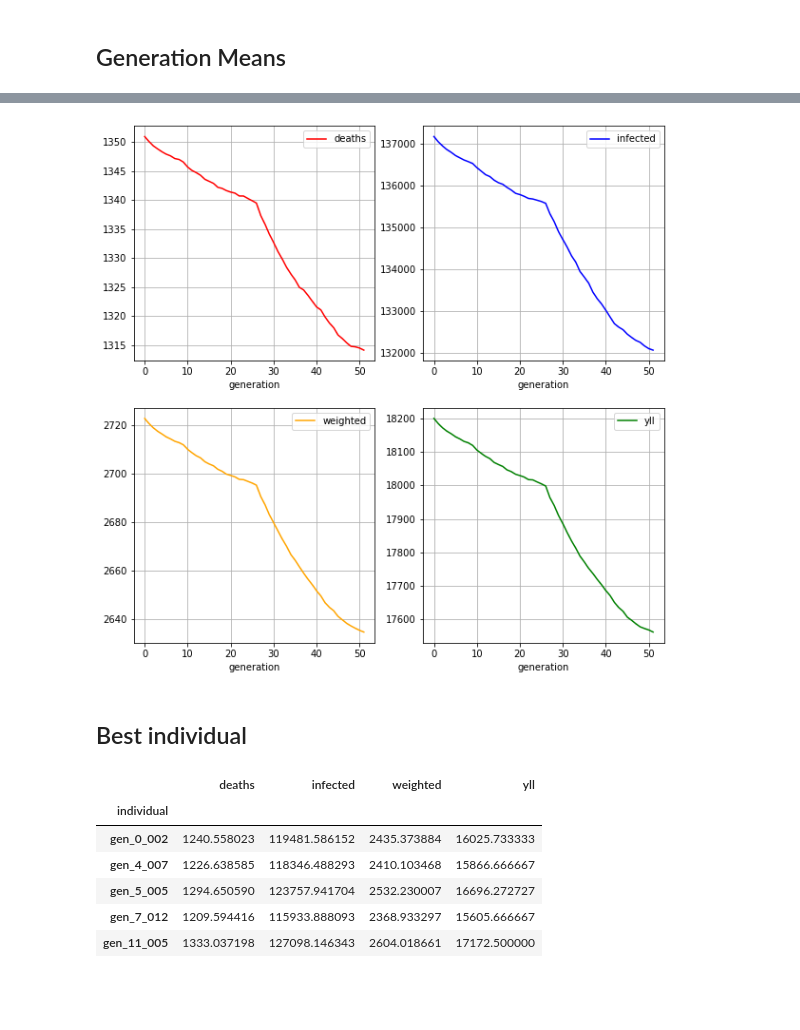
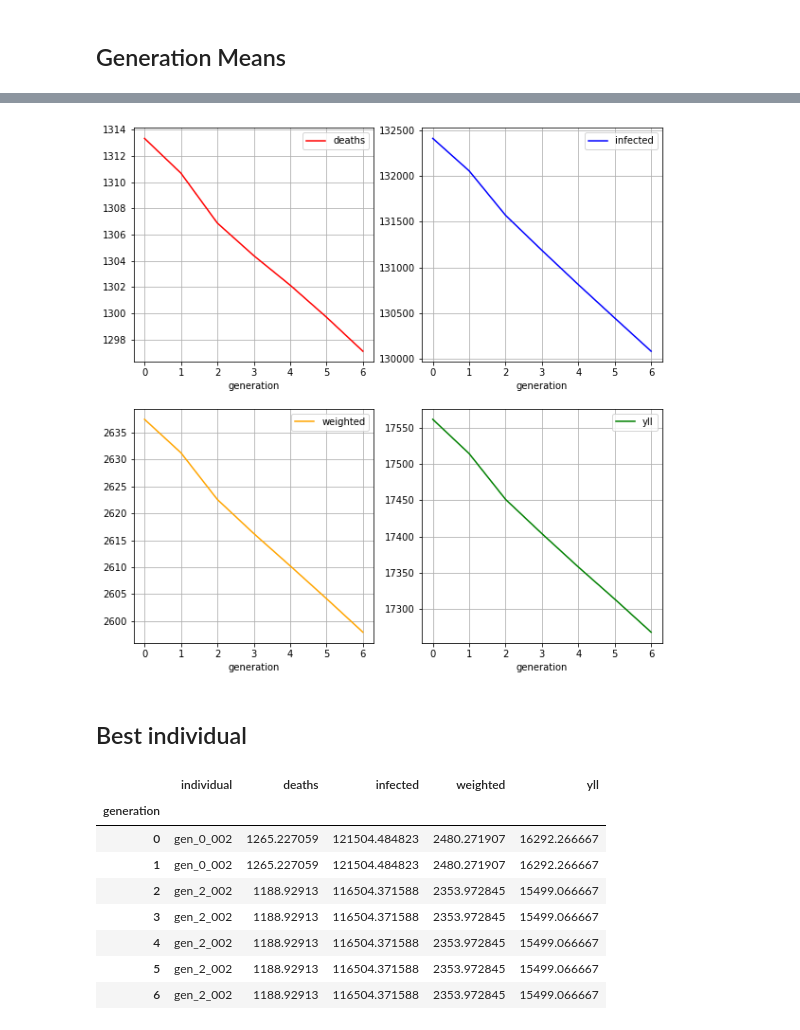
Before and after one commit to bendiknordeng/Epidemiologic-Strategies, a Jupyter notebook: read_GA_output.ipynb, the cells around one changed output, grey strips where cells are left out. Cells and saved outputs as stored; diff of their text form; code cells hidden in the pictures; blank space fills up the shorter version.

```diff
--- a/read_GA_output.ipynb
+++ b/read_GA_output.ipynb
@@ -37,7 +38,7 @@ Path: GA_2021_06_02_01_48_23, last generation: 13
 # %%
-run = -1
-path = dir_path + paths[run]
-with open(dir_path + paths[run] + "/run_params.json", "r") as file:
+run = 5
+path = dir_path + paths[run-1]
+with open(path + "/run_params.json", "r") as file:
     print(file.read())
     file.close()
 # %% [output]
@@ -56,7 +57,7 @@ with open(dir_path + paths[run] + "/run_params.json", "r") as file:
 # %% [markdown]
 ## Individual results
 # %%
-gen = 51
+gen = 5
 individuals_path =  f"{path}/individuals/individuals_{gen}.pkl"
 individuals = utils.read_pickle(individuals_path)
 # %%
@@ -169,30 +145,33 @@ for i, col in enumerate(results.columns):
     ax.grid()
 plt.show()
 # %% [output]
-[figure, old version]
+[figure, new version]
 # %% [markdown]
 ## Best individual
 # %%
 filenames = os.listdir(path+"/best_individuals/")
 best_individuals = []
 for individual in sorted(filenames, key=lambda x: int(x.split("_")[2][:-4])):
     best_individuals.append(utils.read_pickle(path+"/best_individuals/"+individual))
 
-best_individual_scores = defaultdict(partial(defaultdict, int))
+best_individual_scores = {gen: {"individual": None,"deaths":None, "infected":None, "weighted":None, "yll":None} for gen in range(len(best_individuals))}
 for i, individual in enumerate(best_individuals):
+    best_individual_scores[i]["individual"] = individual
     for obj in ["deaths", "infected", "weighted", "yll"]:
-        best_individual_scores[individual.ID][obj] = np.mean(final_scores[i][individual.ID][obj])
+        best_individual_scores[i][obj] = np.mean(final_scores[i][individual.ID][obj])
 results = pd.DataFrame(dict(best_individual_scores)).T
-results.index.rename("individual", inplace=True)
+results.index.rename("generation", inplace=True)
 results
 # %% [output]
-|  | deaths | infected | weighted | yll |
-| individual |  |  |  |  |
-| gen_0_002 | 1240.558023 | 119481.586152 | 2435.373884 | 16025.733333 |
-| gen_4_007 | 1226.638585 | 118346.488293 | 2410.103468 | 15866.666667 |
-| gen_5_005 | 1294.650590 | 123757.941704 | 2532.230007 | 16696.272727 |
-| gen_7_012 | 1209.594416 | 115933.888093 | 2368.933297 | 15605.666667 |
-| gen_11_005 | 1333.037198 | 127098.146343 | 2604.018661 | 17172.500000 |
+|  | individual | deaths | infected | weighted | yll |
+| generation |  |  |  |  |  |
+| 0 | gen_0_002 | 1265.227059 | 121504.484823 | 2480.271907 | 16292.266667 |
+| 1 | gen_0_002 | 1265.227059 | 121504.484823 | 2480.271907 | 16292.266667 |
+| 2 | gen_2_002 | 1188.92913 | 116504.371588 | 2353.972845 | 15499.066667 |
+| 3 | gen_2_002 | 1188.92913 | 116504.371588 | 2353.972845 | 15499.066667 |
+| 4 | gen_2_002 | 1188.92913 | 116504.371588 | 2353.972845 | 15499.066667 |
+| 5 | gen_2_002 | 1188.92913 | 116504.371588 | 2353.972845 | 15499.066667 |
+| 6 | gen_2_002 | 1188.92913 | 116504.371588 | 2353.972845 | 15499.066667 |
 # %%
 colors = ["red", "blue", "orange", "green"]
 fig, axs = plt.subplots(ncols=2,nrows=2,figsize=(10,10))
```
Also changed, not shown: parts of 8 cells of this notebook, 2 other files.
